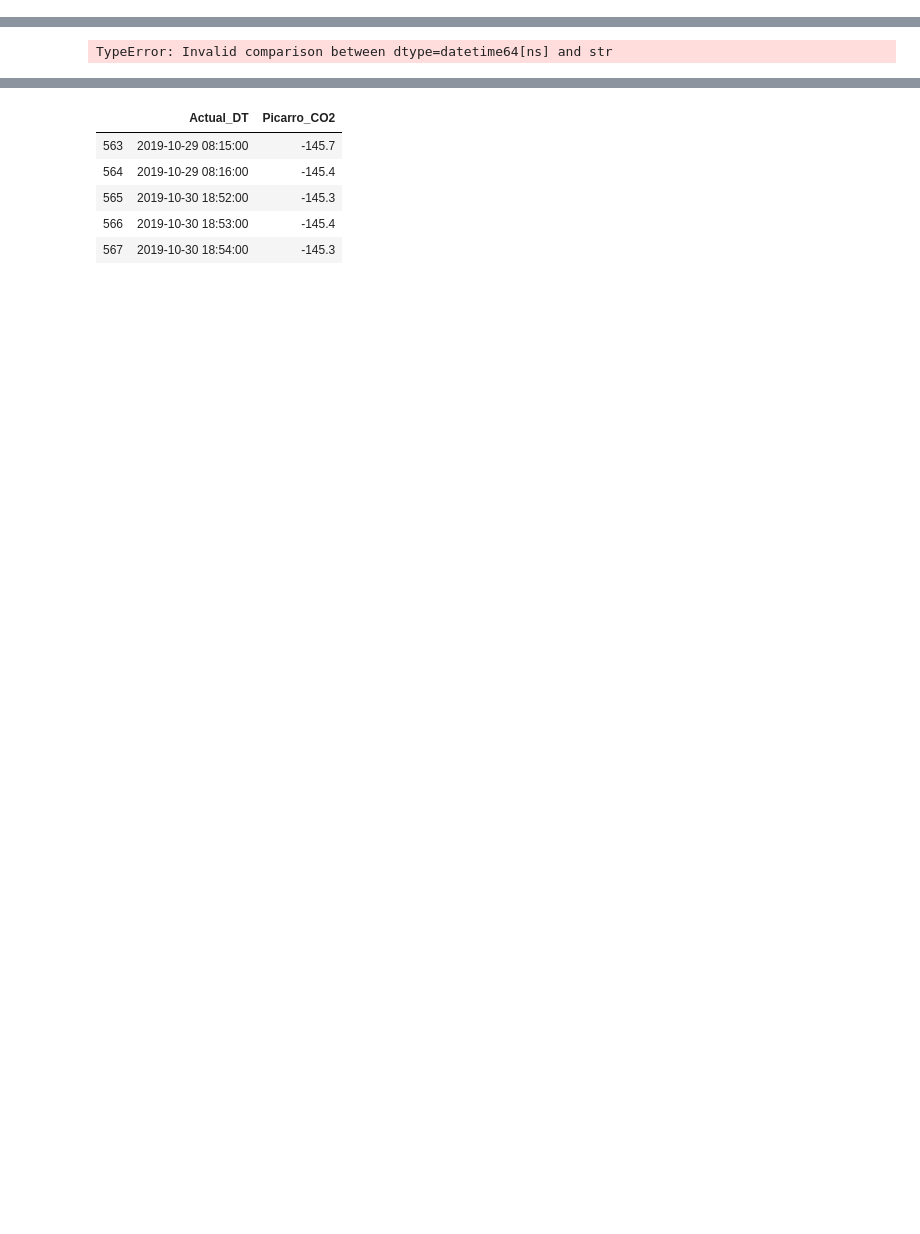
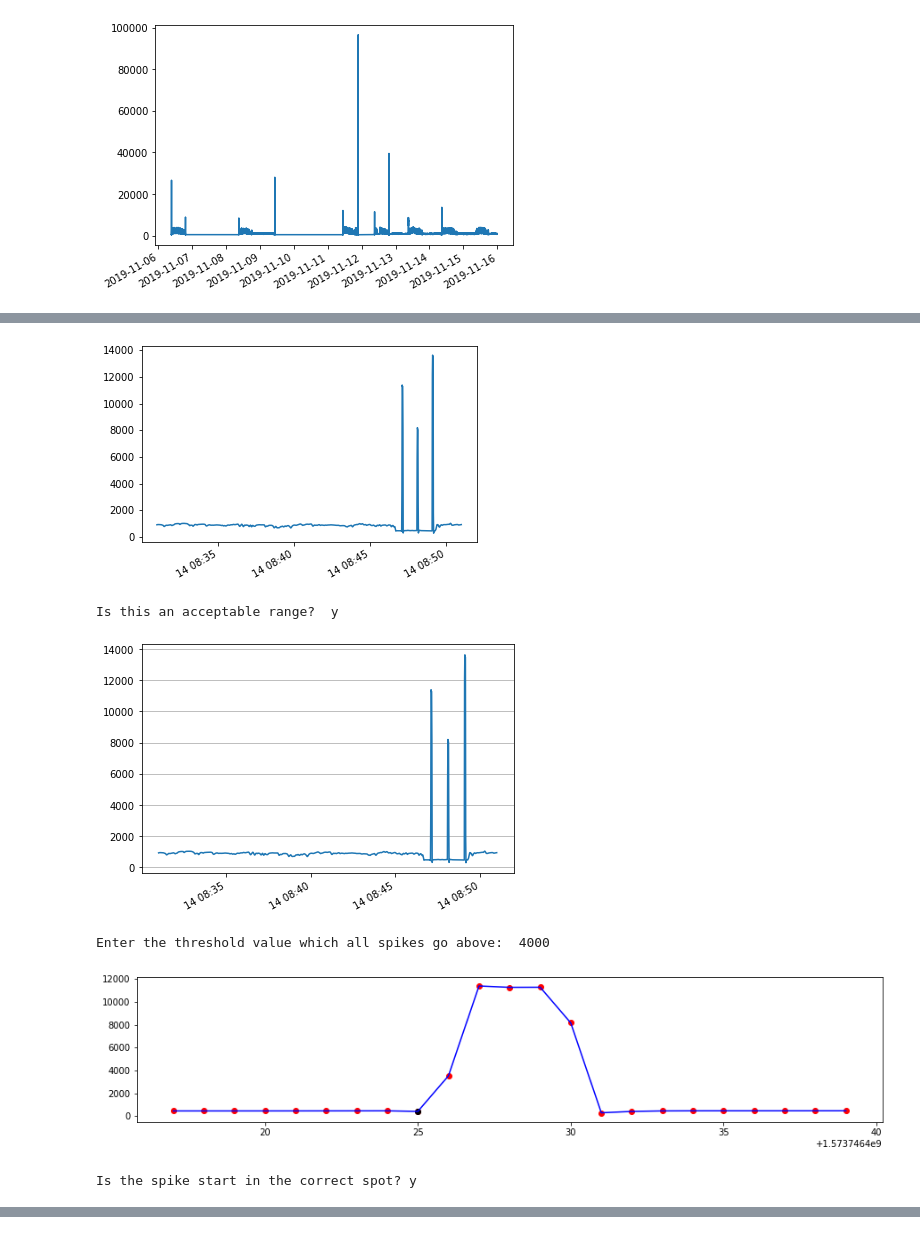
Before and after one commit to agmeyer4/CO2_Eddy, a Jupyter notebook: Spike_Finder.ipynb, the cells around one changed output, grey strips where cells are left out. Saved outputs shown, nothing was run; the diff lists cells and outputs as text; code cells hidden in the pictures; blank space fills up the shorter version.

```diff
--- a/Spike_Finder.ipynb
+++ b/Spike_Finder.ipynb
@@ -773,31 +771,32 @@ actual_spike_df
 # %%
 # actual_spike_df = create_actual_spike(actual_spike_df,Vent_Anem_Temp_df=Vent_Anem_Temp)
 # more_spikes = input("More Vent_Anem_Temp spikes? ")
 # while more_spikes == 'y':
 #     actual_spike_df = create_actual_spike(actual_spike_df,Vent_Anem_Temp_df=Vent_Anem_Temp)
 #     more_spikes = input("More Vent_Anem_Temp spikes? ")
 
-actual_spike_df = create_actual_spike(actual_spike_df,Picarro_CO2_df = Picarro)
-more_spikes = input("More Picarro spikes? ")
-while more_spikes == 'y':
-    actual_spike_df = create_actual_spike(actual_spike_df,Picarro_CO2_df = Picarro)
-    more_spikes = input("More Picarro spikes? ")
+# actual_spike_df = create_actual_spike(actual_spike_df,Picarro_CO2_df = Picarro)
+# more_spikes = input("More Picarro spikes? ")
+# while more_spikes == 'y':
+#     actual_spike_df = create_actual_spike(actual_spike_df,Picarro_CO2_df = Picarro)
+#     more_spikes = input("More Picarro spikes? ")
 
 # actual_spike_df = create_actual_spike(actual_spike_df,Picarro_ANEM_df = Picarro)
 # more_spikes = input("More Picarro spikes? ")
 # while more_spikes == 'y':
 #     actual_spike_df = create_actual_spike(actual_spike_df,Picarro_ANEM_df = Picarro)
 #     more_spikes = input("More Picarro spikes? ")
 
 # actual_spike_df = create_actual_spike(actual_spike_df,Multiplexer_df = Multiplexer)
 # more_spikes = input("More Multiplexer spikes? ")
 # while more_spikes == 'y':
 #     actual_spike_df = create_actual_spike(actual_spike_df,Multiplexer_df = Multiplexer)
 #     more_spikes = input("More Multiplexer spikes? ")
 
-# actual_spike_df = create_actual_spike(actual_spike_df,LI_vent_df = LI_vent)
-# more_spikes = input("More LI_vent spikes? ")
-# while more_spikes == 'y':
-#     actual_spike_df = create_actual_spike(actual_spike_df,LI_vent_df = LI_vent)
-#     more_spikes = input("More LI_vent spikes? ")
+actual_spike_df = create_actual_spike(actual_spike_df,LI_vent_df = LI_vent)
+more_spikes = input("More LI_vent spikes? ")
+while more_spikes == 'y':
+    actual_spike_df = create_actual_spike(actual_spike_df,LI_vent_df = LI_vent)
+    more_spikes = input("More LI_vent spikes? ")
 # %% [output]
+[figure, added]
@@ -807 +806,6 @@ Input End DateTime as YYYY-mm-DD HH:MM:SS -  d
+[figure, added]
-TypeError: Invalid comparison between dtype=datetime64[ns] and str
+Is this an acceptable range?  y
+[figure, added]
+Enter the threshold value which all spikes go above:  4000
+[figure, added]
+Is the spike start in the correct spot? y
@@ -808,13 +820,2 @@ TypeError: Invalid comparison between dtype=datetime64[ns] and str
 # %%
 #actual_spike_df.drop(len(actual_spike_df)-1,inplace=True)
-# %%
-lags = create_lag_df(actual_spike_df)
-pd.set_option('display.max_rows', 1000)
-lags[['Actual_DT','Picarro_CO2']].dropna().tail()
-# %% [output]
-|  | Actual_DT | Picarro_CO2 |
-| 563 | 2019-10-29 08:15:00 | -145.7 |
-| 564 | 2019-10-29 08:16:00 | -145.4 |
-| 565 | 2019-10-30 18:52:00 | -145.3 |
-| 566 | 2019-10-30 18:53:00 | -145.4 |
-| 567 | 2019-10-30 18:54:00 | -145.3 |
```
Also changed, not shown: parts of 6 cells of this notebook, 2 other files.
